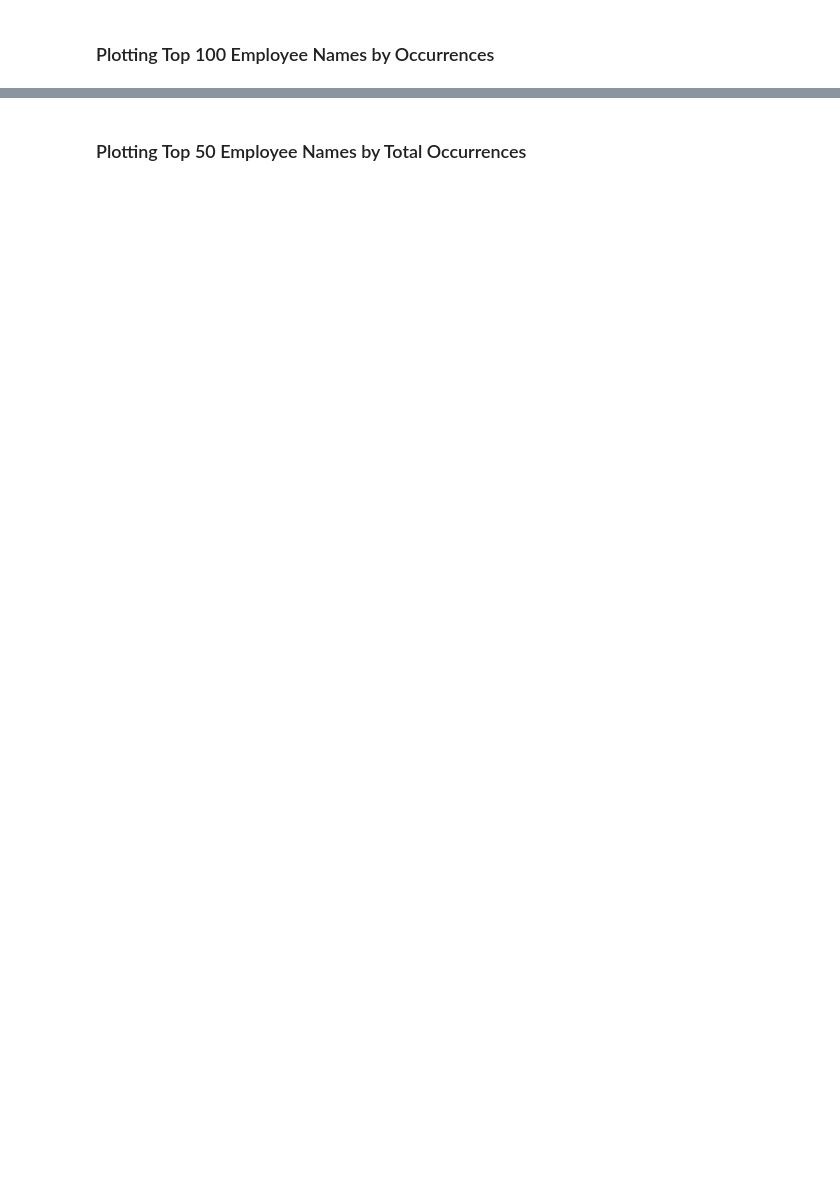
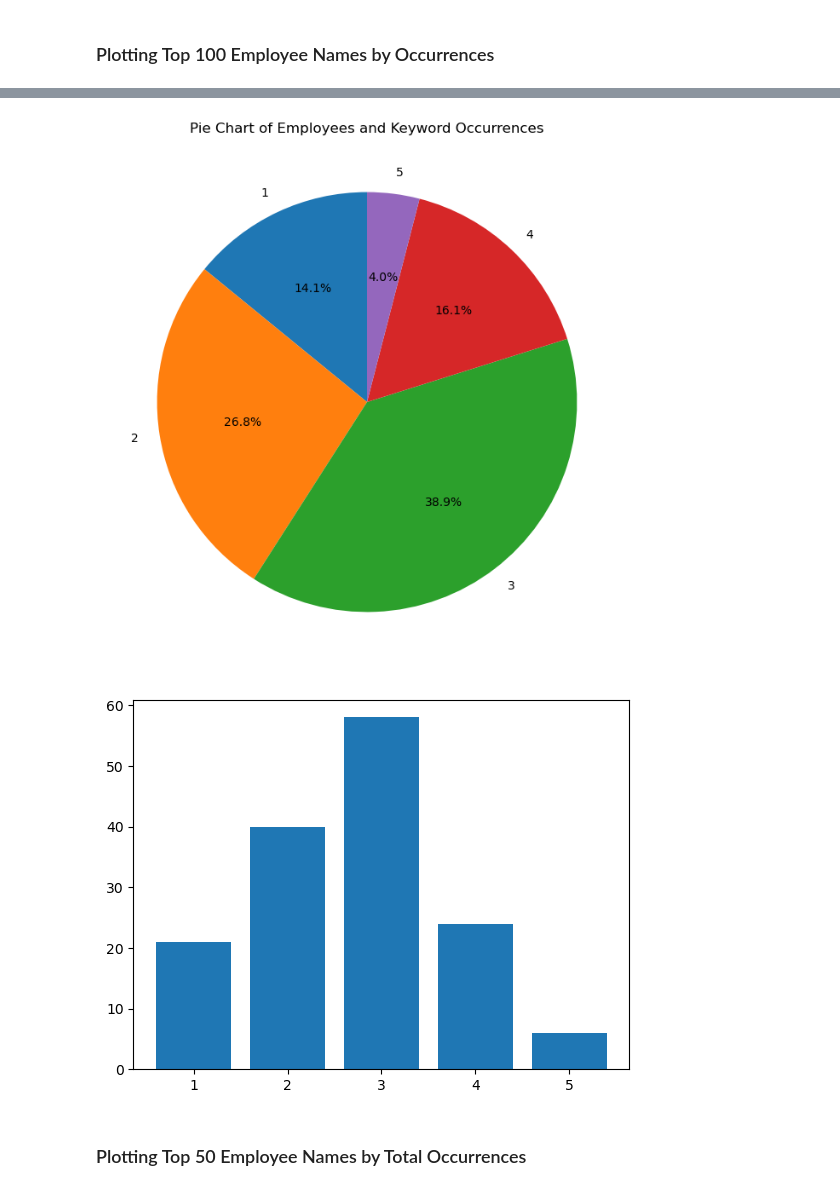
Before and after one commit to Thomo99/dataWranglingAndAcquisition, a Jupyter notebook: Assessment2.2/question1.ipynb, the cells around one changed output, grey strips where cells are left out. Drawn from its saved outputs; the diff is of its cells as text; code cells hidden in the pictures; blank space fills up the shorter version.

```diff
--- a/Assessment2.2/question1.ipynb
+++ b/Assessment2.2/question1.ipynb
@@ -268,3 +323,18 @@ plt.show()
+# %%
+value_counts = Counter(name_count.values())
+sizes = [value_counts[key] for key in sorted(value_counts.keys())]
+names = [str(key) for key in sorted(value_counts.keys())]
+plt.figure(figsize=(8,8))
+plt.pie(sizes, labels=names, autopct='%1.1f%%', startangle=90)
+plt.title('Pie Chart of Employees and Keyword Occurrences')
+
+plt.show()
+
+plt.bar(names, sizes)
+plt.show()
+# %% [output]
+[figure, added]
+[figure, added]
 # %% [markdown]
 ### Plotting Top 50 Employee Names by Total Occurrences
 # %%
```
Also changed, not shown: parts of 14 cells of this notebook, 3 other files.
